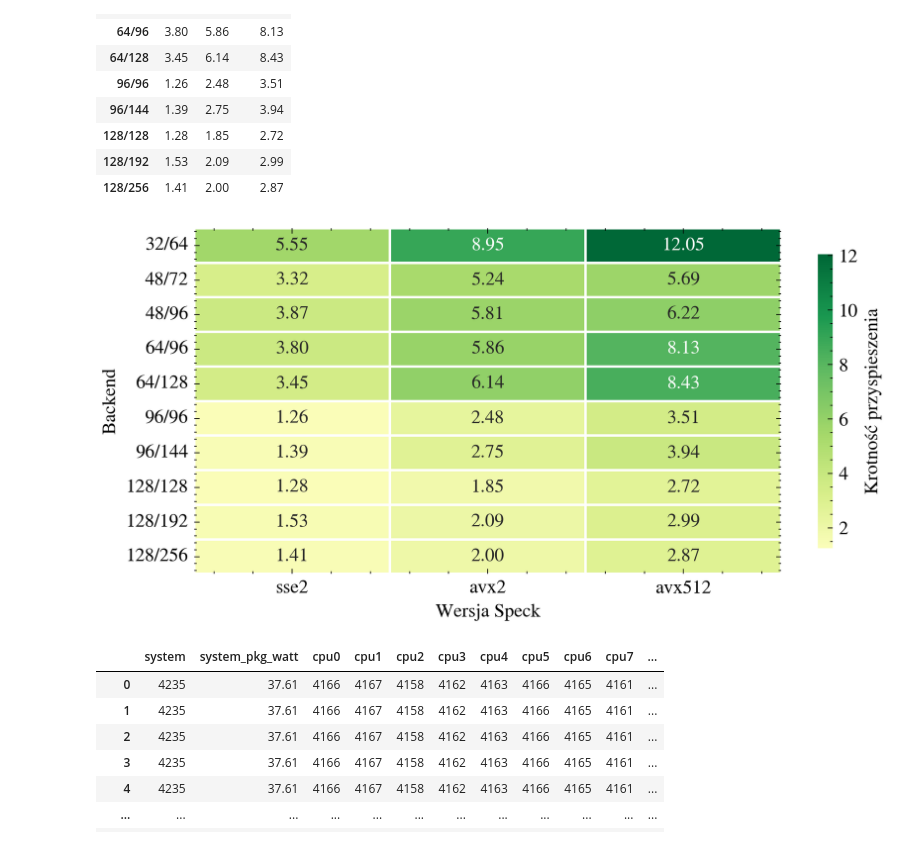
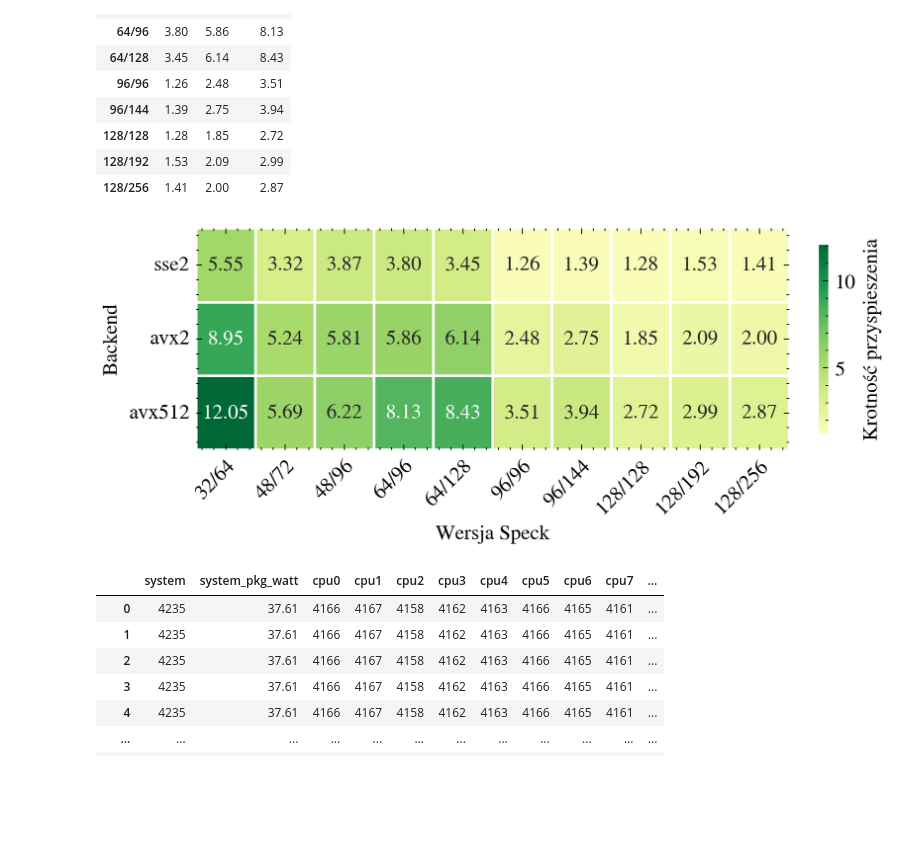
Before and after one commit to jan-chojnacki/SpeckProbe, a Jupyter notebook: analysis/notebooks/data_exploration.ipynb, the cells around one changed output. Saved outputs shown, nothing was run; the diff lists cells and outputs as text; code cells hidden in the pictures; blank space fills up the shorter version.

```diff
--- a/analysis/notebooks/data_exploration.ipynb
+++ b/analysis/notebooks/data_exploration.ipynb
@@ -19,6 +20,18 @@ plt.rcParams.update({
     'figure.dpi': 300,
     'savefig.dpi': 300,
 })
+# %%
+TEXTWIDTH_PT = 424.51552
+TEXTHEIGHT_PT = 700.50723
+PT_PER_INCH = 72.27
+
+FIG_WIDTH = TEXTWIDTH_PT / PT_PER_INCH
+FIG_HEIGHT_1 = TEXTHEIGHT_PT / PT_PER_INCH
+FIG_HEIGHT_2 = FIG_HEIGHT_1 / 2
+FIG_HEIGHT_3 = FIG_HEIGHT_1 / 3
+FIG_HEIGHT_4 = FIG_HEIGHT_1 / 4
+FIG_HEIGHT_5 = FIG_HEIGHT_1 / 5
+FIG_HEIGHT_6 = FIG_HEIGHT_1 / 6
 # %%
 ciretrion = pd.read_csv('../data/criterion_x86.csv')
 ciretrion
@@ -155,7 +168,7 @@ speck_pivot
 speck_pivot['version'] = speck_pivot['version'].str.replace('_', '/', regex=False)
 speck_pivot.to_csv('../csv/speck_pivot.csv', index=False)
 # %%
-speck_pivot_mean = speck_pivot.groupby('backend')[['decrypt', 'encrypt', 'encrypt_inflight']].mean().reset_index()
+speck_pivot_mean = speck_pivot.groupby('backend')[['decrypt', 'encrypt', 'encrypt_inflight']].agg(gmean).reset_index()
 
 backend_order = ['scalar', 'sse2', 'avx2', 'avx512']
 speck_pivot_mean['backend'] = pd.Categorical(speck_pivot_mean['backend'], categories=backend_order, ordered=True)
@@ -173,6 +186,6 @@ speck_pivot_mean
 # %%
 with plt.style.context(['science', 'no-latex', 'bright']):
-    fig, ax = plt.subplots(figsize=(7, 3.5))
+    fig, ax = plt.subplots(figsize=(FIG_WIDTH, FIG_HEIGHT_5), layout='constrained')
 
     sns.heatmap(
         speck_pivot_mean.T,
@@ -188,7 +201,6 @@ with plt.style.context(['science', 'no-latex', 'bright']):
     ax.set_xlabel('Operacja')
     ax.set_ylabel('Backend')
 
-    plt.tight_layout()
-    plt.savefig('../svg/speck_pivot_backend_heatmap.svg', bbox_inches='tight', facecolor='white')
+    plt.savefig('../svg/speck_pivot_backend_heatmap.svg', facecolor='white')
     plt.show()
 # %% [output]
@@ -257,26 +269,28 @@ speck_backend_speedup
 | 128/256 | 1.41 | 2.00 | 2.87 |
 # %%
 with plt.style.context(['science', 'no-latex', 'bright']):
-    fig, ax = plt.subplots(figsize=(7, 3.5))
+    fig, ax = plt.subplots(figsize=(FIG_WIDTH, FIG_HEIGHT_4), layout='constrained')
 
     sns.heatmap(
-        speck_backend_speedup,
+        speck_backend_speedup.T,
         ax=ax,
         annot=True,
         fmt='.2f',
         cmap='RdYlGn',
         center=1,
         linewidths=1.0,
         cbar_kws={'label': 'Krotność przyspieszenia', 'shrink': 0.85},
     )
     ax.set_xlabel('Wersja Speck')
     ax.set_ylabel('Backend')
 
-    plt.tight_layout()
-    plt.savefig('../svg/speck_backend_speedup.svg', bbox_inches='tight', facecolor='white')
+    plt.setp(ax.get_xticklabels(), rotation=45, ha='right', rotation_mode='anchor')
+    plt.setp(ax.get_yticklabels(), rotation=0)
+
+    plt.savefig('../svg/speck_backend_speedup.svg', facecolor='white')
     plt.show()
 # %% [output]
-[figure, old version]
+[figure, new version]
 # %%
 def parse_turbostat(filepath):
     samples = []
```
Also changed, not shown: parts of 12 cells of this notebook.
